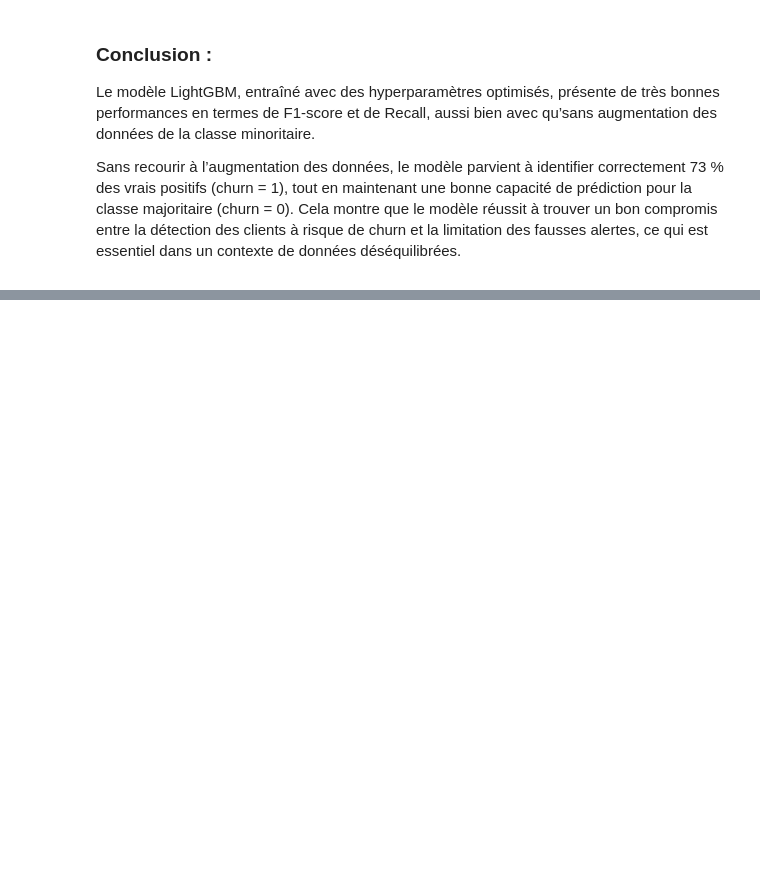
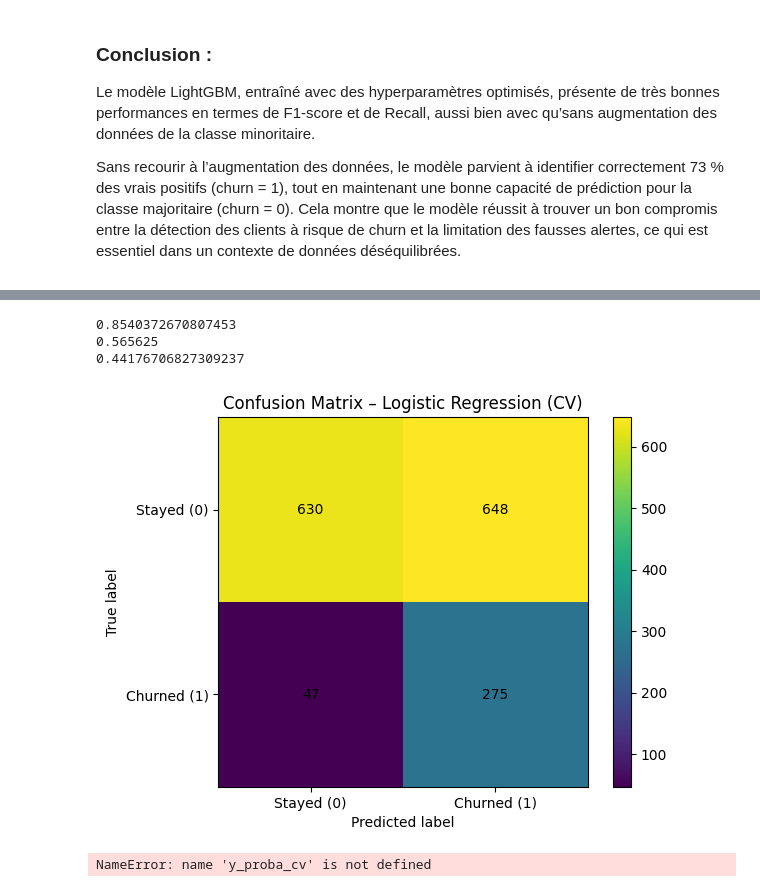
Before and after one commit to Design3Website/MachineLearning_PredictingChurnRate, a Jupyter notebook: MLproject.ipynb, the cells around one changed output, grey strips where cells are left out. Saved outputs shown, nothing was run; the diff lists cells and outputs as text; code cells hidden in the pictures; blank space fills up the shorter version.

```diff
--- a/MLproject.ipynb
+++ b/MLproject.ipynb
@@ -1375,0 +1729,68 @@ Sans recourir à l’augmentation des données, le modèle parvient à identifie
+# %%
+# Probabilities
+model = grid.best_estimator_
+y_proba_test = model.predict_proba(X_test)[:,1]
+
+# Choose threshold (default 0.5, or lower to favor recall)
+threshold = 0.4
+y_pred_test_logit = (y_proba_test >= threshold).astype(int)
+
+
+recall = recall_score(y_test, y_pred_test_logit)
+accuracy = accuracy_score(y_test, y_pred_test_logit)
+fs = f1_score(y_test , y_pred_test_logit)
+print(recall)
+print(accuracy)
+print(fs)
+# %% [output]
+0.8540372670807453
+0.565625
+0.44176706827309237
+# %%
+
+# Confusion matrix
+cm = confusion_matrix(y_test, y_pred_test_logit)
+
+# Plot
+plt.figure()
+plt.imshow(cm)
+plt.colorbar()
+
+classes = ['Stayed (0)', 'Churned (1)']
+tick_marks = np.arange(len(classes))
+plt.xticks(tick_marks, classes)
+plt.yticks(tick_marks, classes)
+
+# Labels
+plt.xlabel('Predicted label')
+plt.ylabel('True label')
+plt.title('Confusion Matrix – Logistic Regression (CV)')
+
+# Annotate cells
+for i in range(cm.shape[0]):
+    for j in range(cm.shape[1]):
+        plt.text(j, i, cm[i, j],
+                 ha="center", va="center")
+
+plt.show()
+# %% [output]
+[figure, added]
+# %%
+import matplotlib.pyplot as plt
+from sklearn.metrics import roc_curve, roc_auc_score
+
+# ROC values
+fpr, tpr, thresholds = roc_curve(y, y_proba_cv)
+auc_score = roc_auc_score(y, y_proba_cv)
+
+# Plot
+plt.figure()
+plt.plot(fpr, tpr, label=f'Logit CV ROC (AUC = {auc_score:.3f})')
+plt.plot([0, 1], [0, 1], linestyle='--')
+plt.xlabel('False Positive Rate')
+plt.ylabel('True Positive Rate')
+plt.title('ROC Curve – Logistic Regression (Cross-Validated)')
+plt.legend()
+plt.show()
+# %% [output]
+NameError: name 'y_proba_cv' is not defined
```
Also changed, not shown: parts of 12 cells of this notebook.
